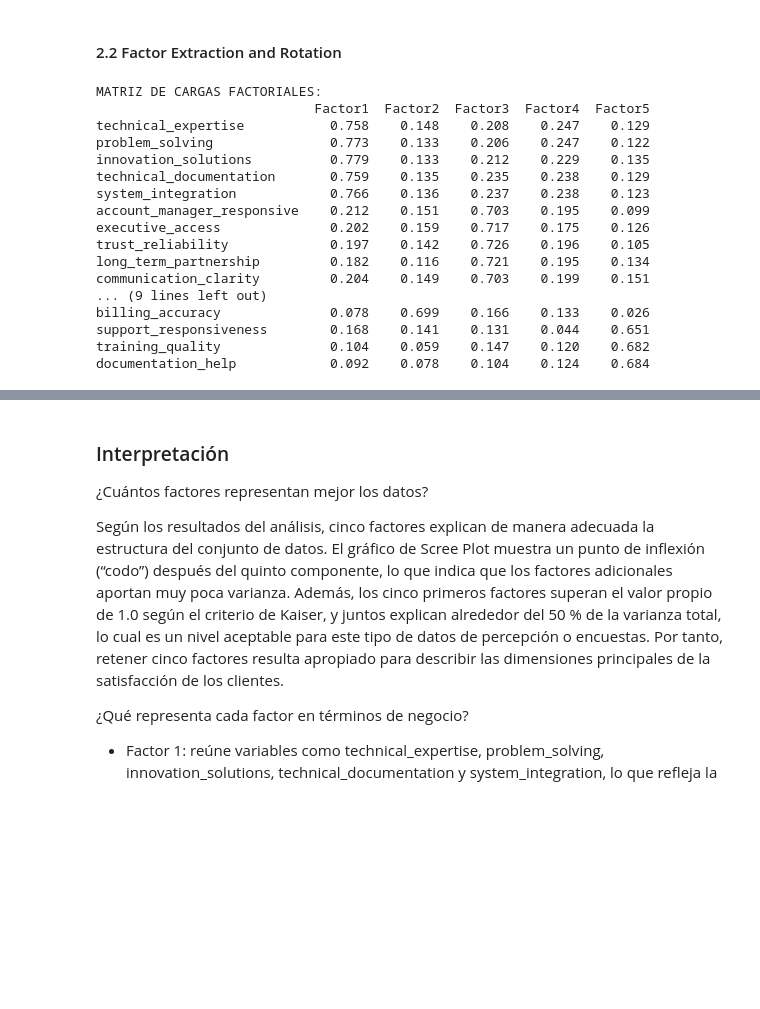
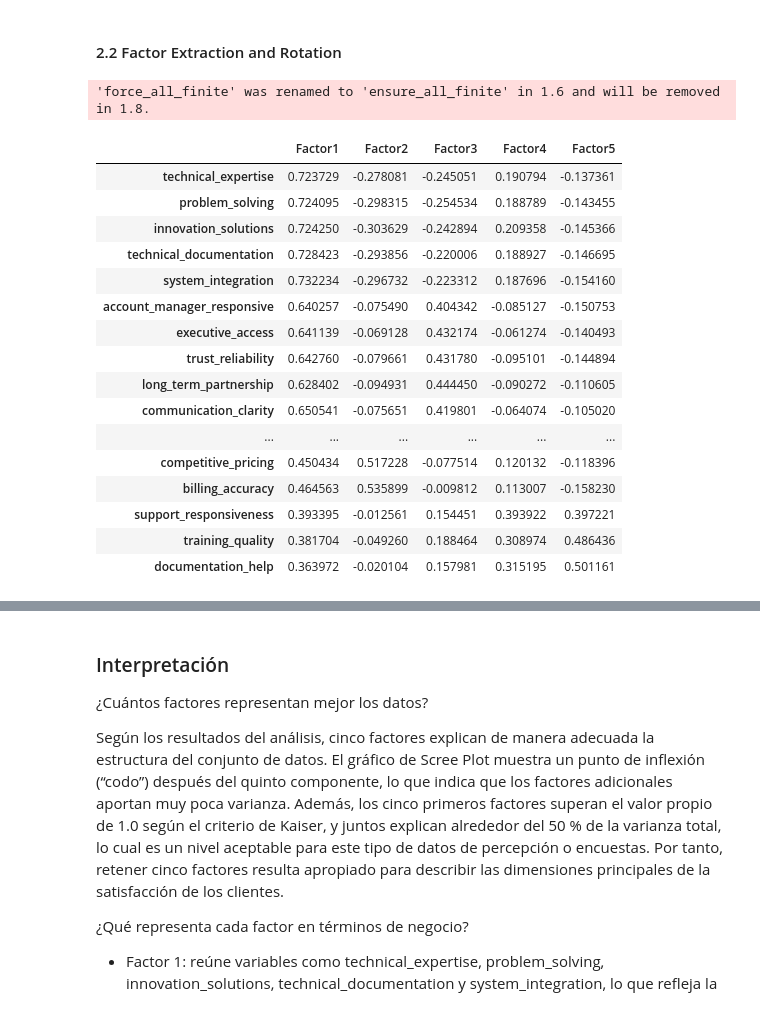
Before and after one commit to reeperezz/Collaborative-Business-Case---Factor-Analysis, a Jupyter notebook: Customer/customer_satisfaction_analysis_team.ipynb, the cells around one changed output, grey strips where cells are left out. Saved outputs shown, nothing was run; the diff lists cells and outputs as text; code cells hidden in the pictures; blank space fills up the shorter version.

```diff
--- a/Customer/customer_satisfaction_analysis_team.ipynb
+++ b/Customer/customer_satisfaction_analysis_team.ipynb
@@ -285,36 +325,31 @@ Número de factores con eigenvalue > 1: 5
 Los eigenvalores muestran que varios factores tienen valores mayores a 1, lo que significa que explican buena parte de la variabilidad en los datos. En el gráfico de scree plot se nota un punto donde las barras empiezan a aplanarse, indicando que después de ahí los factores ya no aportan mucho. Los factores seleccionados explican una cantidad importante de la varianza total, así que parece un número adecuado para seguir con el análisis factorial y entender mejor las dimensiones principales de la satisfacción del cliente.
 # %% [markdown]
 #### 2.2 Factor Extraction and Rotation
-# %%
-#Preparación de datos
-data = df[items].dropna()
-scaler = StandardScaler()
-data_scaled = scaler.fit_transform(data)
-
-# Extracción de factores
-n_factors = 5
-fa = FactorAnalyzer(n_factors=n_factors, method='principal', rotation='varimax')
-fa.fit(data_scaled)
-
-# Obtener cargas factoriales
-loadings = pd.DataFrame(fa.loadings_, index=items, columns=[f"Factor{i+1}" for i in range(n_factors)])
-print("\nMATRIZ DE CARGAS FACTORIALES: ")
-print(loadings.round(3))
-# %% [output]
-MATRIZ DE CARGAS FACTORIALES:
-                            Factor1  Factor2  Factor3  Factor4  Factor5
-technical_expertise           0.758    0.148    0.208    0.247    0.129
-problem_solving               0.773    0.133    0.206    0.247    0.122
-innovation_solutions          0.779    0.133    0.212    0.229    0.135
-technical_documentation       0.759    0.135    0.235    0.238    0.129
-system_integration            0.766    0.136    0.237    0.238    0.123
-account_manager_responsive    0.212    0.151    0.703    0.195    0.099
-executive_access              0.202    0.159    0.717    0.175    0.126
-trust_reliability             0.197    0.142    0.726    0.196    0.105
-long_term_partnership         0.182    0.116    0.721    0.195    0.134
-communication_clarity         0.204    0.149    0.703    0.199    0.151
-... (9 lines left out)
-billing_accuracy              0.078    0.699    0.166    0.133    0.026
-support_responsiveness        0.168    0.141    0.131    0.044    0.651
-training_quality              0.104    0.059    0.147    0.120    0.682
-documentation_help            0.092    0.078    0.104    0.124    0.684
+# %%
+# Extracción de factores
+
+fa = FactorAnalyzer(n_factors=5, method='principal', rotation=None)
+fa.fit(data)
+
+# Obtener cargas factoriales
+data_df=pd.DataFrame(data, columns=items)
+pd.DataFrame(fa.loadings_, index=data_df.columns, columns=['Factor1','Factor2','Factor3','Factor4','Factor5'])
+# %% [output]
+'force_all_finite' was renamed to 'ensure_all_finite' in 1.6 and will be removed in 1.8.
+|  | Factor1 | Factor2 | Factor3 | Factor4 | Factor5 |
+| technical_expertise | 0.723729 | -0.278081 | -0.245051 | 0.190794 | -0.137361 |
+| problem_solving | 0.724095 | -0.298315 | -0.254534 | 0.188789 | -0.143455 |
+| innovation_solutions | 0.724250 | -0.303629 | -0.242894 | 0.209358 | -0.145366 |
+| technical_documentation | 0.728423 | -0.293856 | -0.220006 | 0.188927 | -0.146695 |
+| system_integration | 0.732234 | -0.296732 | -0.223312 | 0.187696 | -0.154160 |
+| account_manager_responsive | 0.640257 | -0.075490 | 0.404342 | -0.085127 | -0.150753 |
+| executive_access | 0.641139 | -0.069128 | 0.432174 | -0.061274 | -0.140493 |
+| trust_reliability | 0.642760 | -0.079661 | 0.431780 | -0.095101 | -0.144894 |
+| long_term_partnership | 0.628402 | -0.094931 | 0.444450 | -0.090272 | -0.110605 |
+| communication_clarity | 0.650541 | -0.075651 | 0.419801 | -0.064074 | -0.105020 |
+| ... | ... | ... | ... | ... | ... |
+| competitive_pricing | 0.450434 | 0.517228 | -0.077514 | 0.120132 | -0.118396 |
+| billing_accuracy | 0.464563 | 0.535899 | -0.009812 | 0.113007 | -0.158230 |
+| support_responsiveness | 0.393395 | -0.012561 | 0.154451 | 0.393922 | 0.397221 |
+| training_quality | 0.381704 | -0.049260 | 0.188464 | 0.308974 | 0.486436 |
+| documentation_help | 0.363972 | -0.020104 | 0.157981 | 0.315195 | 0.501161 |
```
Also changed, not shown: parts of 51 cells of this notebook, 6 other files.
